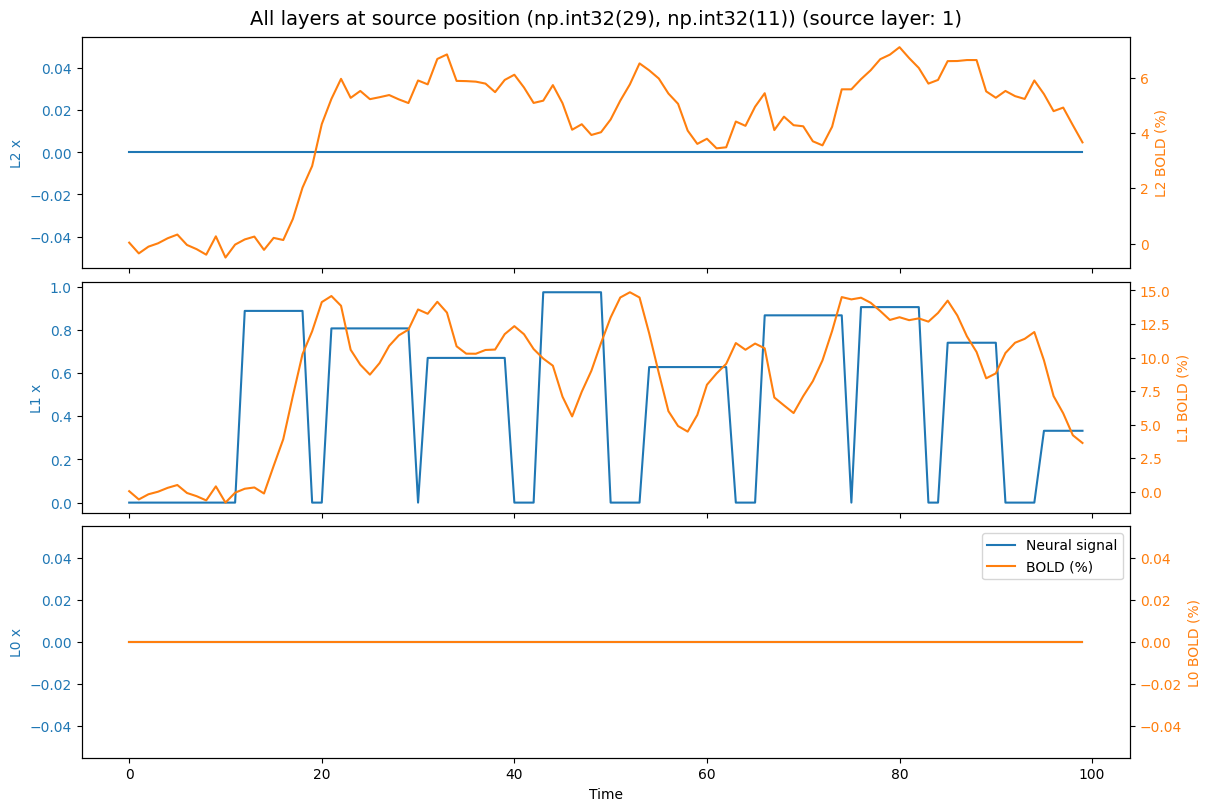
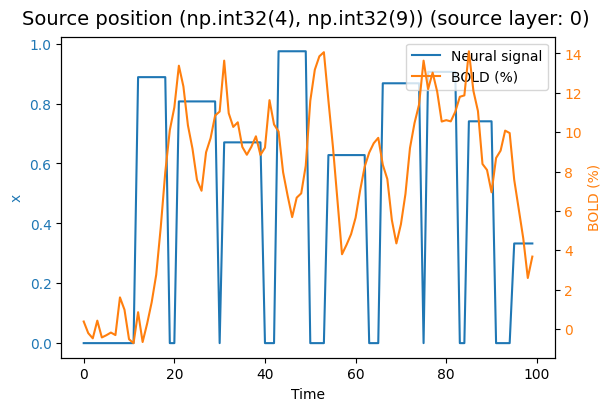
Unified diff of the notebook cell whose output changed from the first chart to the second:
--- before
+++ after
@@ -7,27 +7,26 @@
 
 fig, ax = plt.subplots(
-    nrows=n_layers, ncols=1, figsize=(12, 8), sharex=True, constrained_layout=True
+    nrows=n_layers, ncols=1, figsize=(6, 4), sharex=True, constrained_layout=True
 )
 
-for i in range(n_layers):
-    # superficial at top, deep at bottom
-    row = n_layers - 1 - i
 
-    x_sig = x[data_idx, i, :, *spos]
-    bold_sig = bold[data_idx, i, :, *spos]
 
-    (l1,) = ax[row].plot(x_sig, color="tab:blue", label="Neural signal")
-    ax[row].set_ylabel(f"L{i} x", color="tab:blue")
-    ax[row].tick_params(axis="y", labelcolor="tab:blue")
 
-    ax2 = ax[row].twinx()
-    (l2,) = ax2.plot(bold_sig * 100, color="tab:orange", label="BOLD (%)")
-    ax2.set_ylabel(f"L{i} BOLD (%)", color="tab:orange")
-    ax2.tick_params(axis="y", labelcolor="tab:orange")
 
-    if i == 0:
-        ax[row].legend(handles=[l1, l2], loc="upper right")
+x_sig = x[data_idx, 0, :, *spos]
+bold_sig = bold[data_idx, 0, :, *spos]
 
-ax[-1].set_xlabel("Time")
-fig.suptitle(f"All layers at source position {tuple(spos)} (source layer: {slayer})", fontsize=14)
+(l1,) = ax.plot(x_sig, color="tab:blue", label="Neural signal")
+ax.set_ylabel(f"x", color="tab:blue")
+ax.tick_params(axis="y", labelcolor="tab:blue")
+
+ax2 = ax.twinx()
+(l2,) = ax2.plot(bold_sig * 100, color="tab:orange", label="BOLD (%)")
+ax2.set_ylabel(f"BOLD (%)", color="tab:orange")
+ax2.tick_params(axis="y", labelcolor="tab:orange")
+
+ax.legend(handles=[l1, l2], loc="upper right")
+
+ax.set_xlabel("Time")
+fig.suptitle(f"Source position {tuple(spos)} (source layer: {slayer})", fontsize=14)
 plt.show()

Commit: very good bold prediction (one layer)